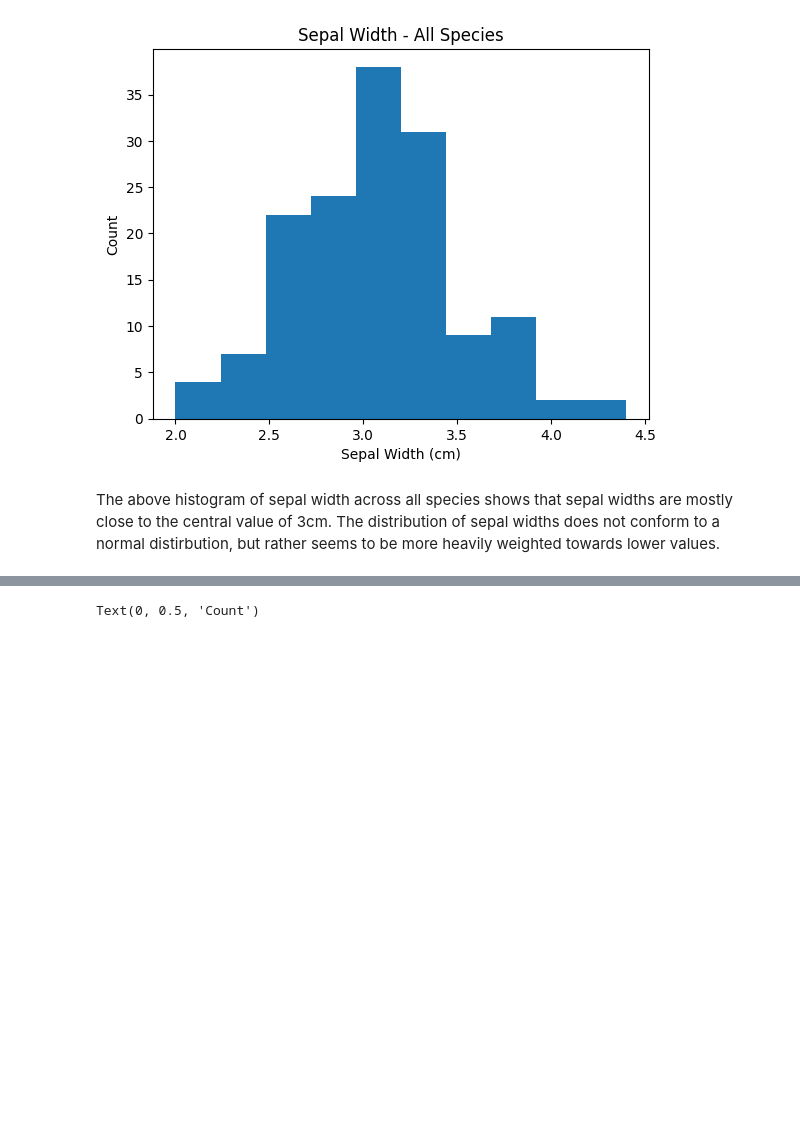
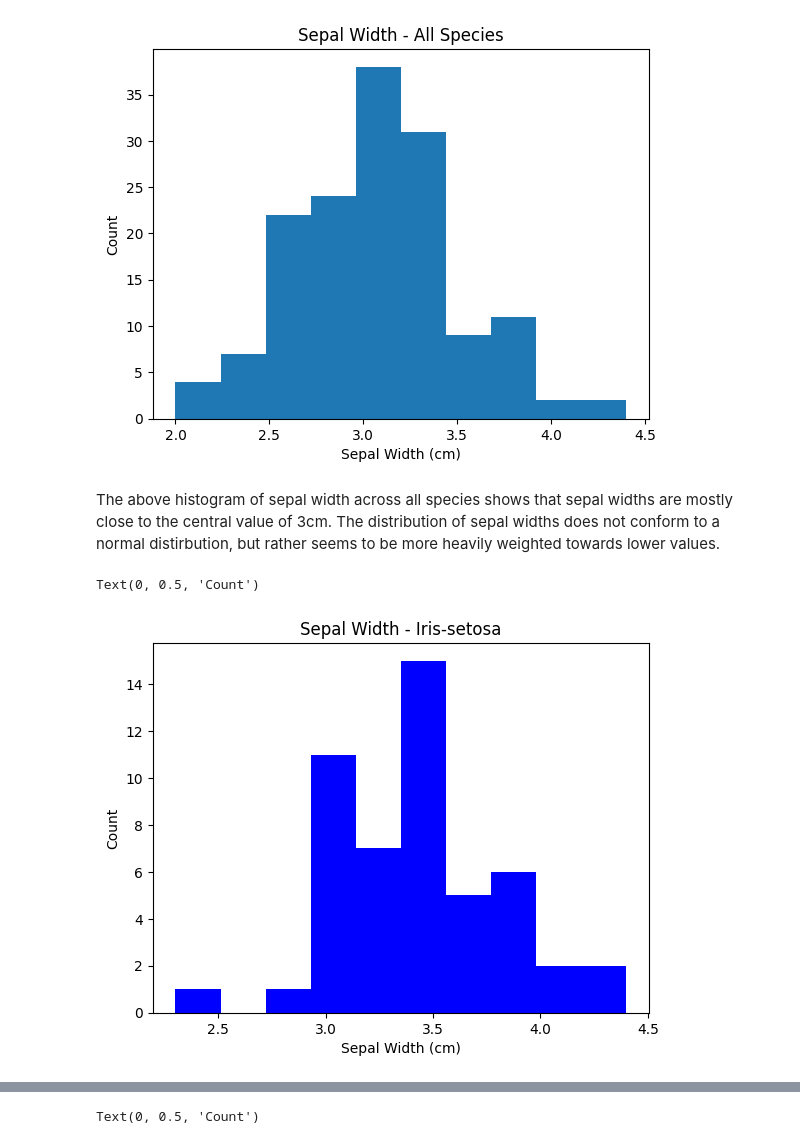
Before and after one commit to tomdbrophy/fund_data_analysis_assessment, a Jupyter notebook: project.ipynb, the cells around one changed output, grey strips where cells are left out. Saved outputs shown, nothing was run; the diff lists cells and outputs as text; code cells hidden in the pictures; blank space fills up the shorter version.

Commit message:
Sepal Width Histograms added

```diff
--- a/project.ipynb
+++ b/project.ipynb
@@ -32,3 +32,12 @@ Text(0, 0.5, 'Count')
 [figure]
 # %% [markdown]
 The above histogram of sepal width across all species shows that sepal widths are mostly close to the central value of 3cm. The distribution of sepal widths does not conform to a normal distirbution, but rather seems to be more heavily weighted towards lower values.
+# %%
+setosa = df[df['species']=='Iris-setosa']
+plt.hist(setosa['sepal width'], color='b')
+plt.title('Sepal Width - Iris-setosa')
+plt.xlabel('Sepal Width (cm)')
+plt.ylabel('Count')
+# %% [output]
+Text(0, 0.5, 'Count')
+[figure, added]
```
Also changed, not shown: parts of 5 cells of this notebook.
